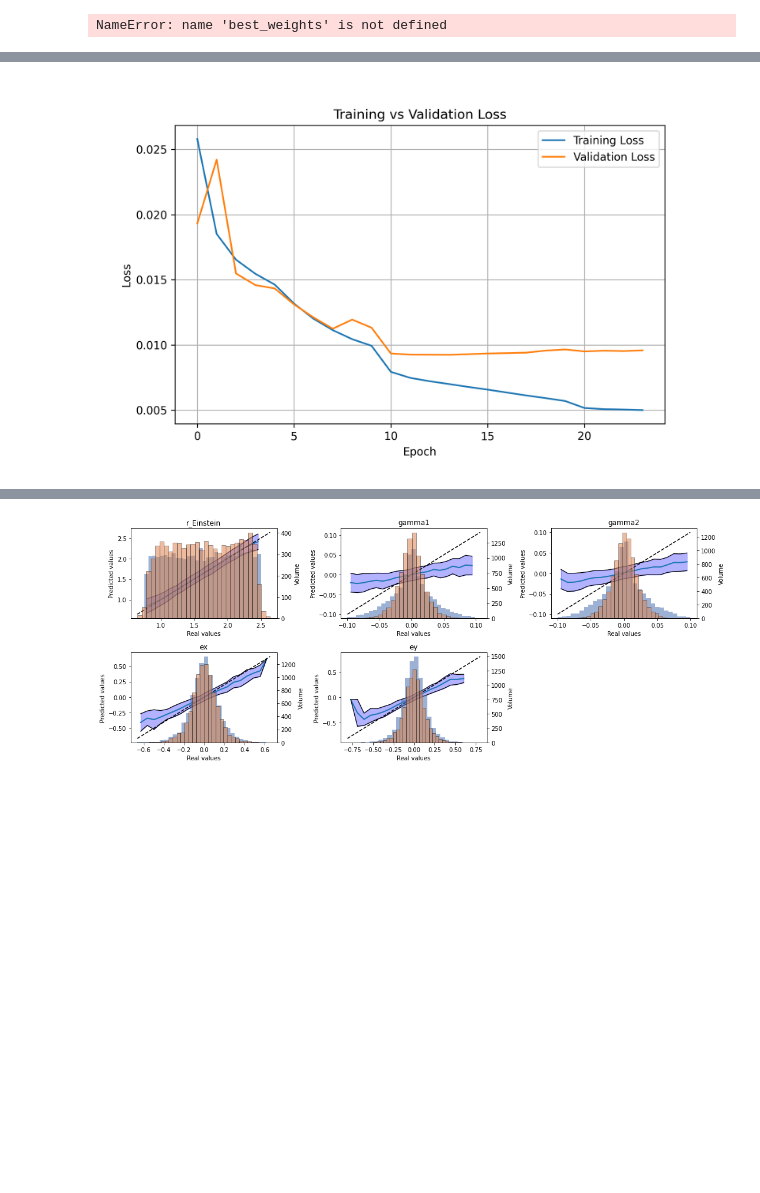
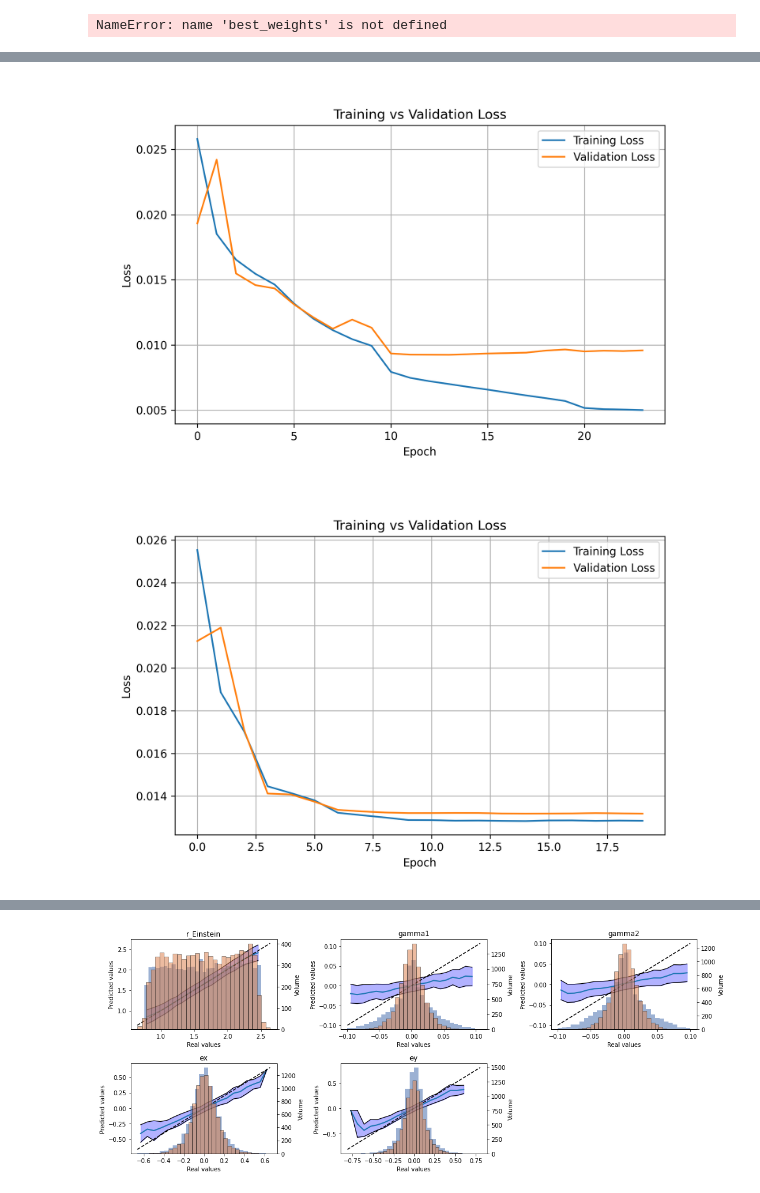
Before and after one commit to matthbatt/Deep-learning-gravitational-lensing, a Jupyter notebook: lensing_resnet.ipynb, the cells around one changed output, grey strips where cells are left out. Saved outputs shown, nothing was run; the diff lists cells and outputs as text; code cells hidden in the pictures; blank space fills up the shorter version.

```diff
--- a/lensing_resnet.ipynb
+++ b/lensing_resnet.ipynb
@@ -484,15 +501,17 @@ plt.show()
 # %%
 from IPython.display import Image, display
 path = "/net/CLUSTER/VAULT/users/mbatt/gravitational_lensing/plots/"
 display(Image(path + "resnet_arcsinh_loss.png"))
 display(Image(path + "resnet_arcsinh2_loss.png"))
 display(Image(path + "resnet_arcsinh3_loss.png"))
 display(Image(path + "resnet_arcsinh4_loss.png"))
+display(Image(path + "resnet_arcsinh5_loss.png"))
 # %% [output]
 [figure]
 [figure]
 [figure]
 [figure]
+[figure, added]
 # %%
 model.eval()
 preds = []
```
Also changed, not shown: parts of 8 cells of this notebook, 4 other files.
